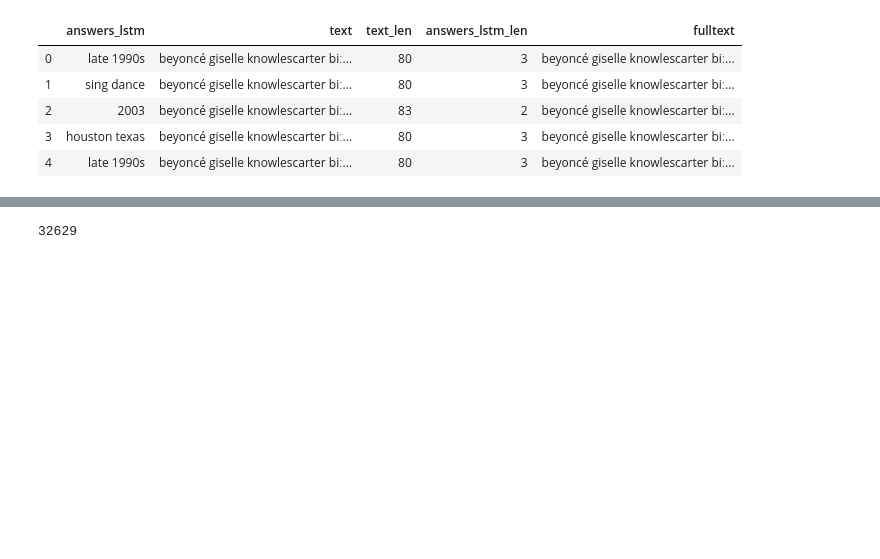
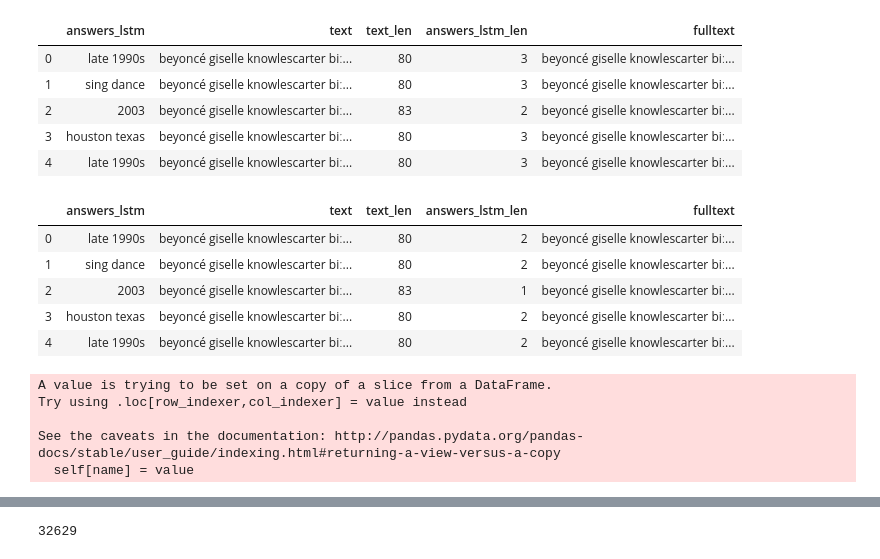
Before and after one commit to Ioana-P/NLGforedtech, a Jupyter notebook: lstm1.ipynb, the cells around one changed output, grey strips where cells are left out. Drawn from its saved outputs; the diff is of its cells as text; code cells hidden in the pictures; blank space fills up the shorter version.

```diff
--- a/lstm1.ipynb
+++ b/lstm1.ipynb
@@ -79,3 +70,23 @@ df.head()
 | 2 | 2003 | beyoncé giselle knowlescarter biː... | 83 | 2 | beyoncé giselle knowlescarter biː... |
 | 3 | houston texas | beyoncé giselle knowlescarter biː... | 80 | 3 | beyoncé giselle knowlescarter biː... |
 | 4 | late 1990s | beyoncé giselle knowlescarter biː... | 80 | 3 | beyoncé giselle knowlescarter biː... |
+# %%
+df = df.loc[df.answers_lstm_len>=2]
+# %%
+# df.answers_lstm = df.answers_lstm.apply(lambda x: x[:-1])
+df.head()
+# %% [output]
+|  | answers_lstm | text | text_len | answers_lstm_len | fulltext |
+| 0 | late 1990s | beyoncé giselle knowlescarter biː... | 80 | 2 | beyoncé giselle knowlescarter biː... |
+| 1 | sing dance | beyoncé giselle knowlescarter biː... | 80 | 2 | beyoncé giselle knowlescarter biː... |
+| 2 | 2003 | beyoncé giselle knowlescarter biː... | 83 | 1 | beyoncé giselle knowlescarter biː... |
+| 3 | houston texas | beyoncé giselle knowlescarter biː... | 80 | 2 | beyoncé giselle knowlescarter biː... |
+| 4 | late 1990s | beyoncé giselle knowlescarter biː... | 80 | 2 | beyoncé giselle knowlescarter biː... |
+# %%
+df.answers_lstm_len = df.answers_lstm_len - 1
+# %% [output]
+A value is trying to be set on a copy of a slice from a DataFrame.
+Try using .loc[row_indexer,col_indexer] = value instead
+
+See the caveats in the documentation: http://pandas.pydata.org/pandas-docs/stable/user_guide/indexing.html#returning-a-view-versus-a-copy
+  self[name] = value
```
Also changed, not shown: parts of 45 cells of this notebook, 2 other files.
